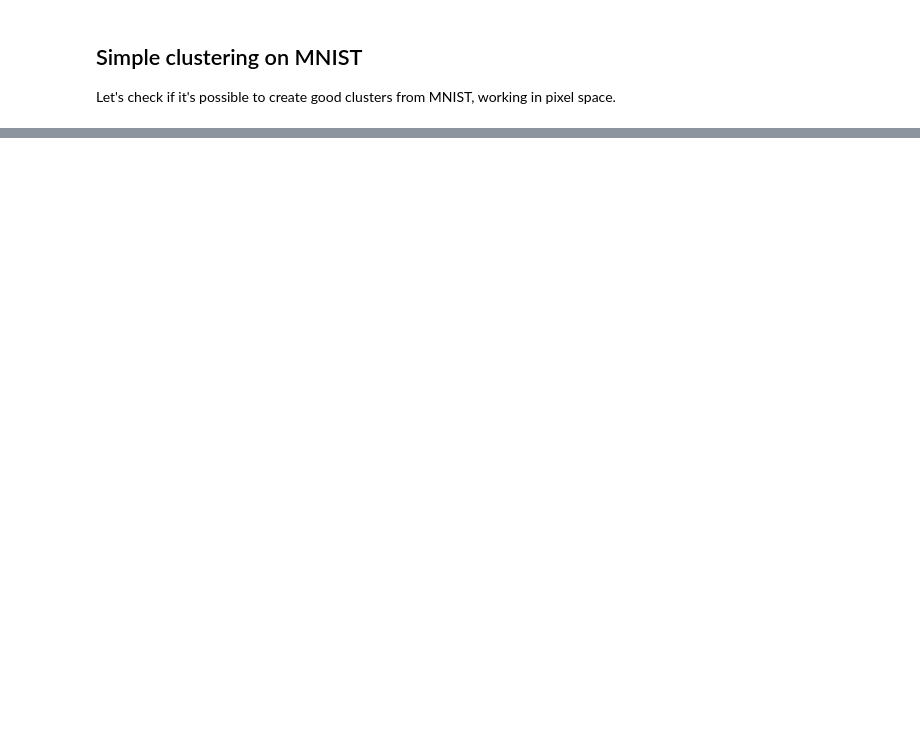
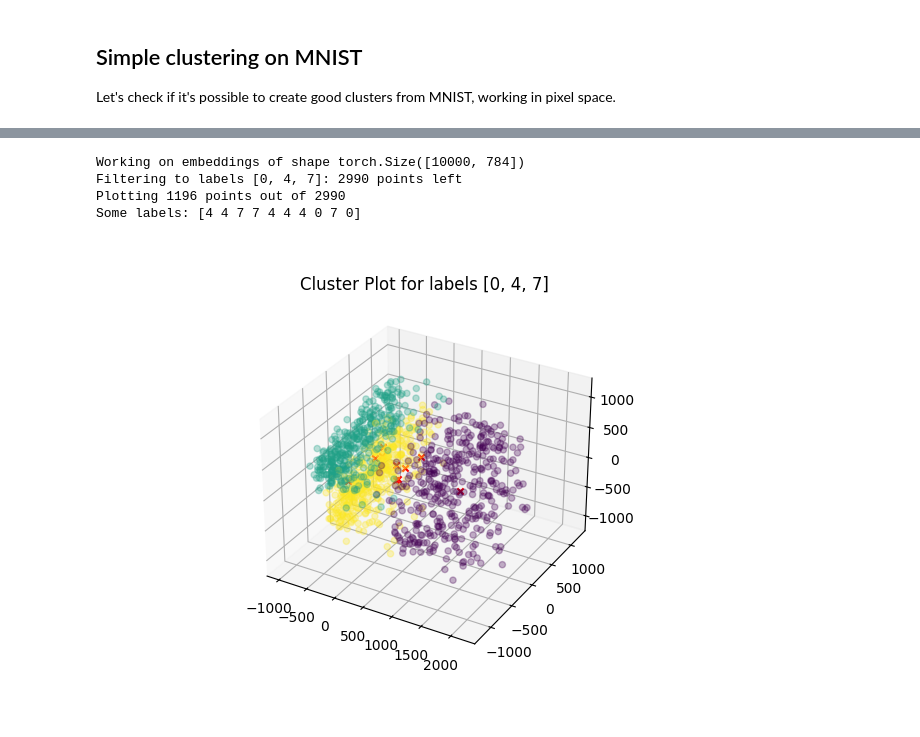
Before and after one commit to MKaczkow/ml_concepts, a Jupyter notebook: ideas/ssl/simcrl_mnist.ipynb, the cells around one changed output, grey strips where cells are left out. Drawn from its saved outputs; the diff is of its cells as text; code cells hidden in the pictures; blank space fills up the shorter version.

```diff
--- a/ideas/ssl/simcrl_mnist.ipynb
+++ b/ideas/ssl/simcrl_mnist.ipynb
@@ -491,0 +713,15 @@ plot_clusters(
+# %%
+plot_clusters_3d(
+    test_dataset.data.reshape(-1, 28 * 28),
+    np.array(test_dataset.targets),
+    proportion_of_points_to_plot=0.4,
+    alpha=0.3,
+    plot_centroids=True,
+    specific_labels=[0, 4, 7],
+)
+# %% [output]
+Working on embeddings of shape torch.Size([10000, 784])
+Filtering to labels [0, 4, 7]: 2990 points left
+Plotting 1196 points out of 2990
+Some labels: [4 4 7 7 4 4 4 0 7 0]
+[figure, added]
```
Also changed, not shown: parts of 35 cells of this notebook, 7 other files.
